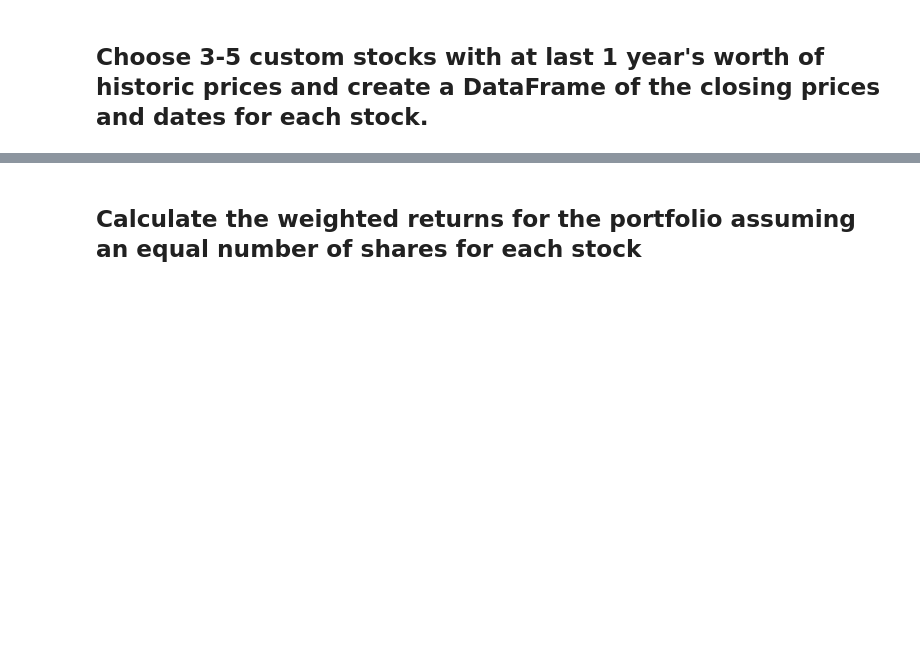
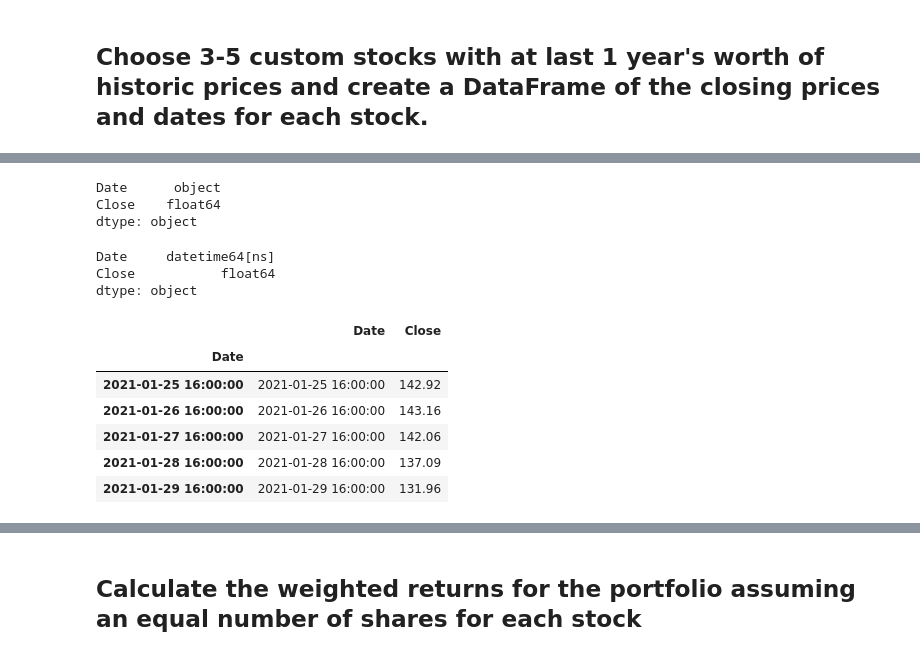
Before and after one commit to charbelnehme/pandas-homework, a Jupyter notebook: Porfolio_analysis.ipynb, the cells around one changed output, grey strips where cells are left out. Drawn from its saved outputs; the diff is of its cells as text; code cells hidden in the pictures; blank space fills up the shorter version.

```diff
--- a/Porfolio_analysis.ipynb
+++ b/Porfolio_analysis.ipynb
@@ -657,2 +723,5 @@ In this section, you will build your own portfolio of stocks, calculate the retu
 # %%
-# Reading data from 2nd stock
+# Reading data from 2nd stock (Apple)
+apple_csv = Path("Resources/apple.csv")
+apple = pd.read_csv(apple_csv)
+apple.head()
@@ -658,0 +735,29 @@ In this section, you will build your own portfolio of stocks, calculate the retu
+# %%
+# Inspect data types within 'Apple' DataFrame
+apple.dtypes
+# %% [output]
+Date      object
+Close    float64
+dtype: object
+# %%
+# Use the 'as_type' function to convert 'Date' from 'object' to 'datetime64'
+apple['Date'] = apple['Date'].astype('datetime64')
+
+# Use 'dtypes' attribute to ensure conversion processed correctly
+apple.dtypes
+# %% [output]
+Date     datetime64[ns]
+Close           float64
+dtype: object
+# %%
+# Set date as the index
+apple.set_index(apple['Date'], inplace=True)
+apple.head()
+# %% [output]
+|  | Date | Close |
+| Date |  |  |
+| 2021-01-25 16:00:00 | 2021-01-25 16:00:00 | 142.92 |
+| 2021-01-26 16:00:00 | 2021-01-26 16:00:00 | 143.16 |
+| 2021-01-27 16:00:00 | 2021-01-27 16:00:00 | 142.06 |
+| 2021-01-28 16:00:00 | 2021-01-28 16:00:00 | 137.09 |
+| 2021-01-29 16:00:00 | 2021-01-29 16:00:00 | 131.96 |
```
Also changed, not shown: parts of 21 cells of this notebook.
